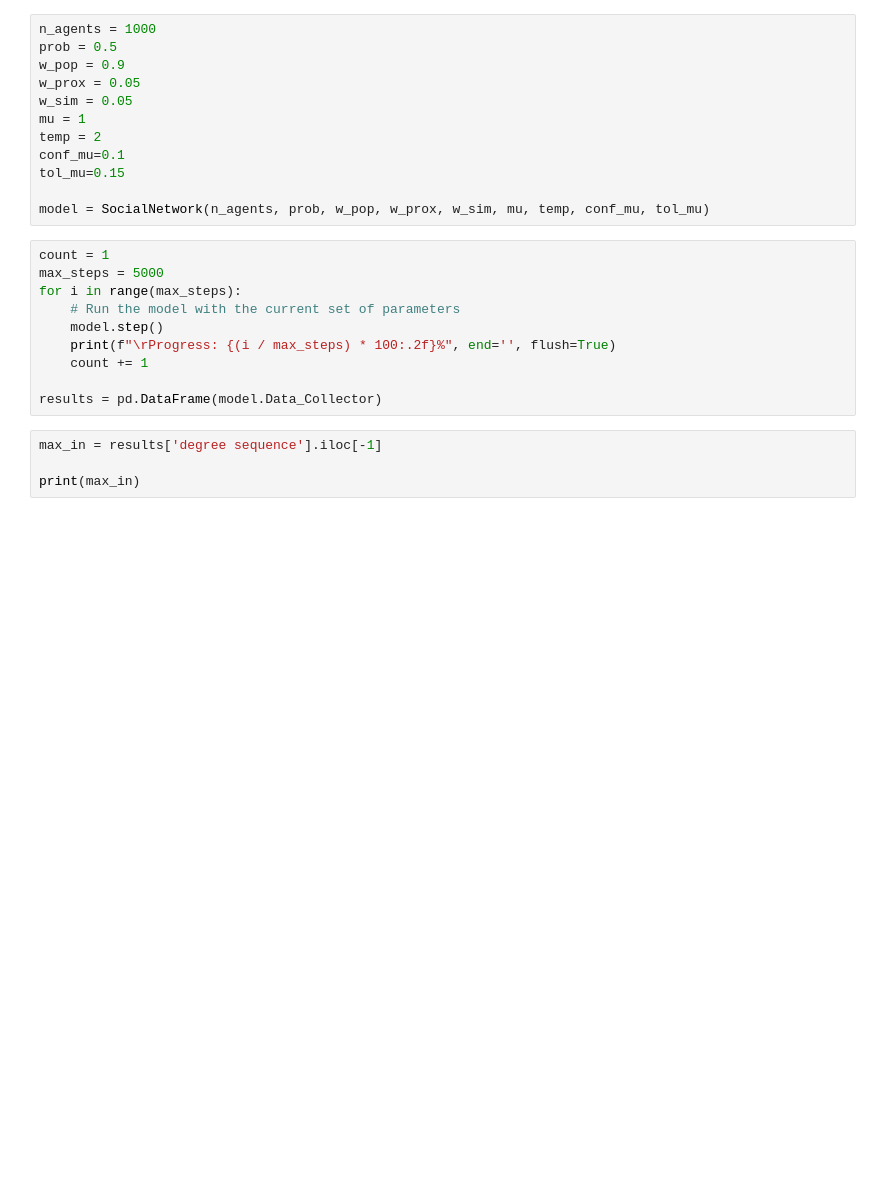
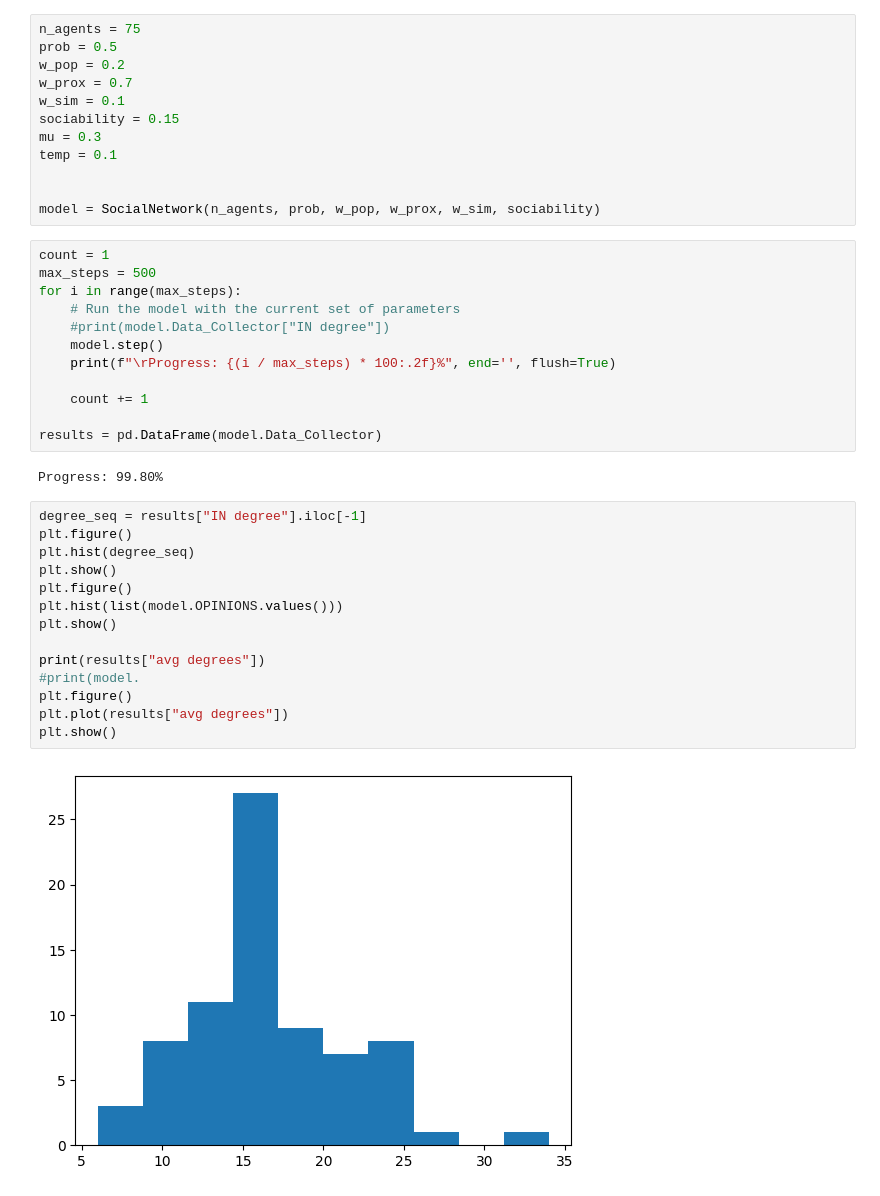
Before and after one commit to noayasmine/ABM_project, a Jupyter notebook: test_scale.ipynb, the cells around one changed output. Cells and saved outputs as stored; diff of their text form; blank space fills up the shorter version.

```diff
--- a/test_scale.ipynb
+++ b/test_scale.ipynb
@@ -4,28 +4,44 @@ import pandas as pd
 import numpy as np
 import matplotlib.pyplot as plt
 # %%
-n_agents = 1000
+n_agents = 75
 prob = 0.5
-w_pop = 0.9
-w_prox = 0.05
-w_sim = 0.05
-mu = 1
-temp = 2
-conf_mu=0.1
-tol_mu=0.15
+w_pop = 0.2
+w_prox = 0.7
+w_sim = 0.1
+sociability = 0.15
+mu = 0.3
+temp = 0.1
 
-model = SocialNetwork(n_agents, prob, w_pop, w_prox, w_sim, mu, temp, conf_mu, tol_mu)
+
+model = SocialNetwork(n_agents, prob, w_pop, w_prox, w_sim, sociability)
 # %%
 count = 1
-max_steps = 5000
+max_steps = 500
 for i in range(max_steps):
     # Run the model with the current set of parameters
+    #print(model.Data_Collector["IN degree"])
     model.step()
     print(f"\rProgress: {(i / max_steps) * 100:.2f}%", end='', flush=True)
+
     count += 1
 
 results = pd.DataFrame(model.Data_Collector)
+# %% [output]
+Progress: 99.80%
 # %%
-max_in = results['degree sequence'].iloc[-1]
+degree_seq = results["IN degree"].iloc[-1]
+plt.figure()
+plt.hist(degree_seq)
+plt.show()
+plt.figure()
+plt.hist(list(model.OPINIONS.values()))
+plt.show()
 
-print(max_in)
+print(results["avg degrees"])
+#print(model.
+plt.figure()
+plt.plot(results["avg degrees"])
+plt.show()
+# %% [output]
+[figure, added]
```
Also changed, not shown: parts of 4 cells of this notebook, 1 other file.
